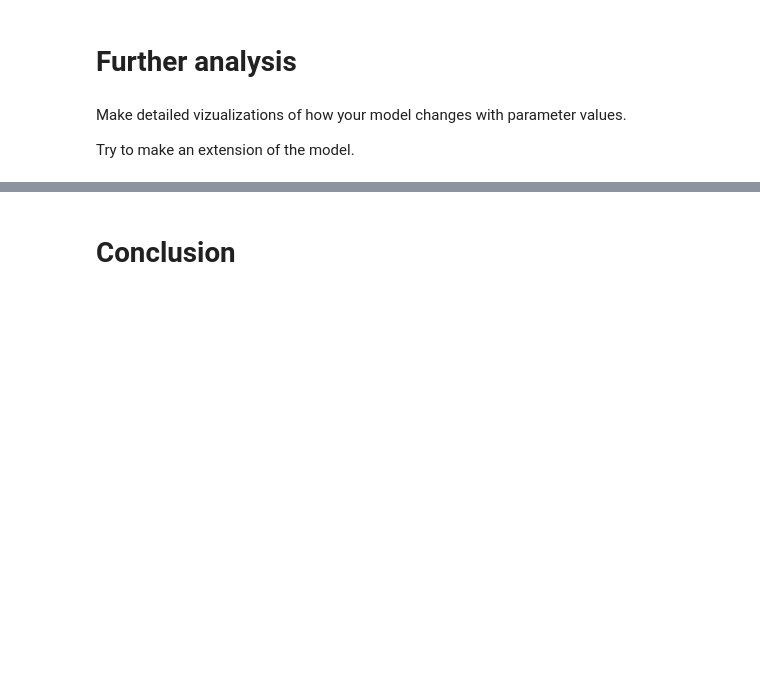
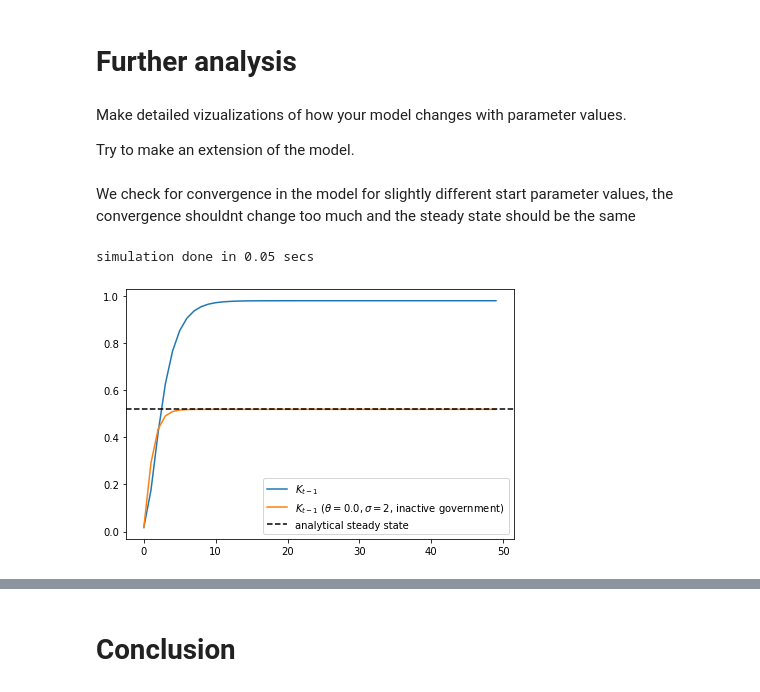
Before and after one commit to NumEconCopenhagen/projects-2023-f-m-r-23, a Jupyter notebook: modelproject/modelproject.ipynb, the cells around one changed output, grey strips where cells are left out. Cells and saved outputs as stored; diff of their text form; code cells hidden in the pictures; blank space fills up the shorter version.

```diff
--- a/modelproject/modelproject.ipynb
+++ b/modelproject/modelproject.ipynb
@@ -205,3 +208,10 @@ simulation done in 0.15 secs
+# %%
+K_lag_old = model.sim.K_lag.copy()
+
+K_ss_model1 = sim.K_lag[-1]
+B_ss = sim.B_lag[-1]
+G_ss = sim.G[-1]
+chi_SS = sim.chi[-1]
 # %% [markdown]
 You can always solve a model numerically.
 
@@ -216,3 +250,42 @@ Are there any problems with convergence? Does the model converge for all startin
 Make detailed vizualizations of how your model changes with parameter values.
 
 Try to make an extension of the model.
+# %% [markdown]
+We check for convergence in the model for slightly different start parameter values, the convergence shouldnt change too much and the steady state should be the same
+# %%
+#New start parameters
+
+par = model.par # SimpeNamespace
+sim = model.sim # SimpeNamespace
+
+# a. production
+par.production_function = 'cobb-douglas'
+par.theta = 0.0
+
+# b. households
+par.sigma = 2
+
+# c. government
+par.tau_w = 0.001
+par.tau_r = 0.5
+
+sim.balanced_budget[:] = True # G changes to achieve this
+
+# d. initial values
+K_ss = ((1-par.alpha)/((1+1.0/par.beta)))**(1/(1-par.alpha))
+par.K_lag_ini = 0.1*K_ss
+
+#Simulate model
+model.simulate()
+# %% [output]
+simulation done in 0.05 secs
+# %%
+fig = plt.figure(figsize=(6,6/1.5))
+ax = fig.add_subplot(1,1,1)
+ax.plot(model.sim.K_lag,label=r'$K_{t-1}$')
+ax.plot(K_lag_old,label=r'$K_{t-1}$ ($\theta = 0.0, \sigma = 2$, inactive government)')
+ax.axhline(K_ss_model1,ls='--',color='black',label='analytical steady state')
+ax.legend(frameon=True)
+fig.tight_layout()
+# %% [output]
+[figure, added]
```
Also changed, not shown: parts of 18 cells of this notebook, 2 other files.
